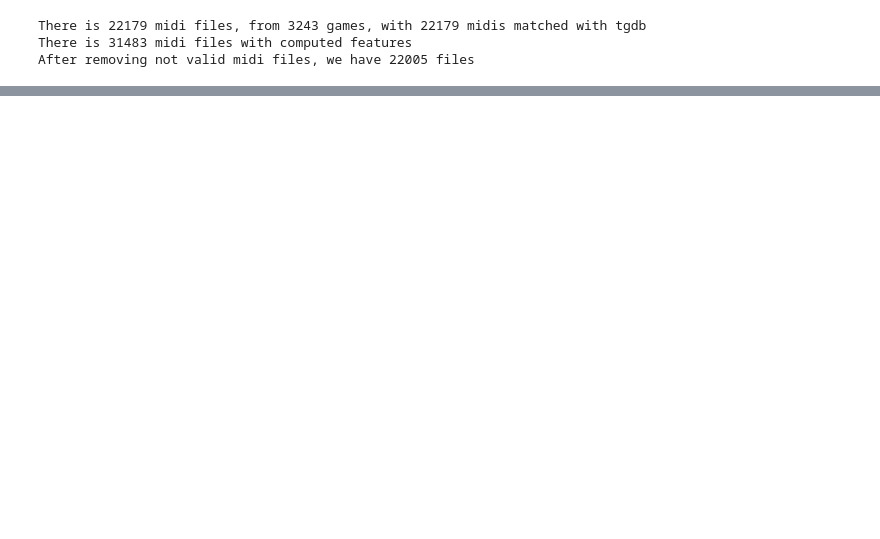
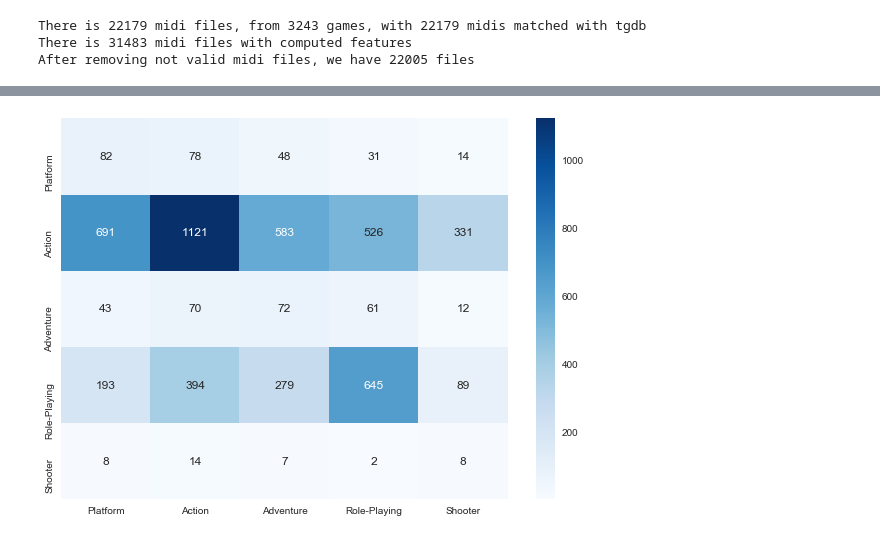
Before and after one commit to cedricviaccoz/musicology, a Jupyter notebook: dataset/Jsymbolic features.ipynb, the cells around one changed output, grey strips where cells are left out. Drawn from its saved outputs; the diff is of its cells as text; code cells hidden in the pictures; blank space fills up the shorter version.

```diff
--- a/dataset/Jsymbolic features.ipynb
+++ b/dataset/Jsymbolic features.ipynb
@@ -148,0 +112,5 @@ abc.score(X_test, y_test_factorized)
+# %%
+abc = AdaBoostClassifier()
+abc.fit(X_train, y_train)
+score = abc.score(X_test, y_test)
+print("The Ada Boost classifier yields a score of " + str(score))
@@ -148,0 +125,5 @@ abc.score(X_test, y_test_factorized)
+# %%
+clf = SVC(kernel = 'rbf', gamma=1)
+clf.fit(X_train, y_train)
+score = clf.score(X_test, y_test)
+print("The kernelized SVC classifier yields a score of " + str(score))
@@ -148,0 +146,9 @@ abc.score(X_test, y_test_factorized)
+# %%
+scaler = StandardScaler()
+X_train = scaler.fit_transform(X_train)
+X_test = scaler.transform(X_test)
+
+clf = LogisticRegression(solver='lbfgs', multi_class="multinomial", penalty="l2")
+clf.fit(X_train, y_train)
+print(clf.score(X_train, y_train))
+clf.score(X_test, y_test)
@@ -148,0 +158,6 @@ abc.score(X_test, y_test_factorized)
+# %%
+best_features = np.take(df_pred.columns[2:], np.abs(clf.coef_).argsort()[:,-10:])
+for i in range(len(y_string)):
+    print("For class %s, best features:"%y_string[i])
+    for feature in best_features[i]:
+        print("  -", feature)
@@ -148,0 +182,11 @@ abc.score(X_test, y_test_factorized)
+# %%
+arr = confusion_matrix(clf.predict(X_test), y_test)
+df_cm = pd.DataFrame(arr, index = [i for i in y_string],
+                  columns = [i for i in y_string])
+plt.figure(figsize = (10,7))
+plt.xlabel("Predicted class")
+plt.ylabel("Actual class")
+sns.heatmap(df_cm, annot=True, cmap='Blues', fmt='g')
+plt.show()
+# %% [output]
+[figure, added]
```
Also changed, not shown: parts of 44 cells of this notebook.
